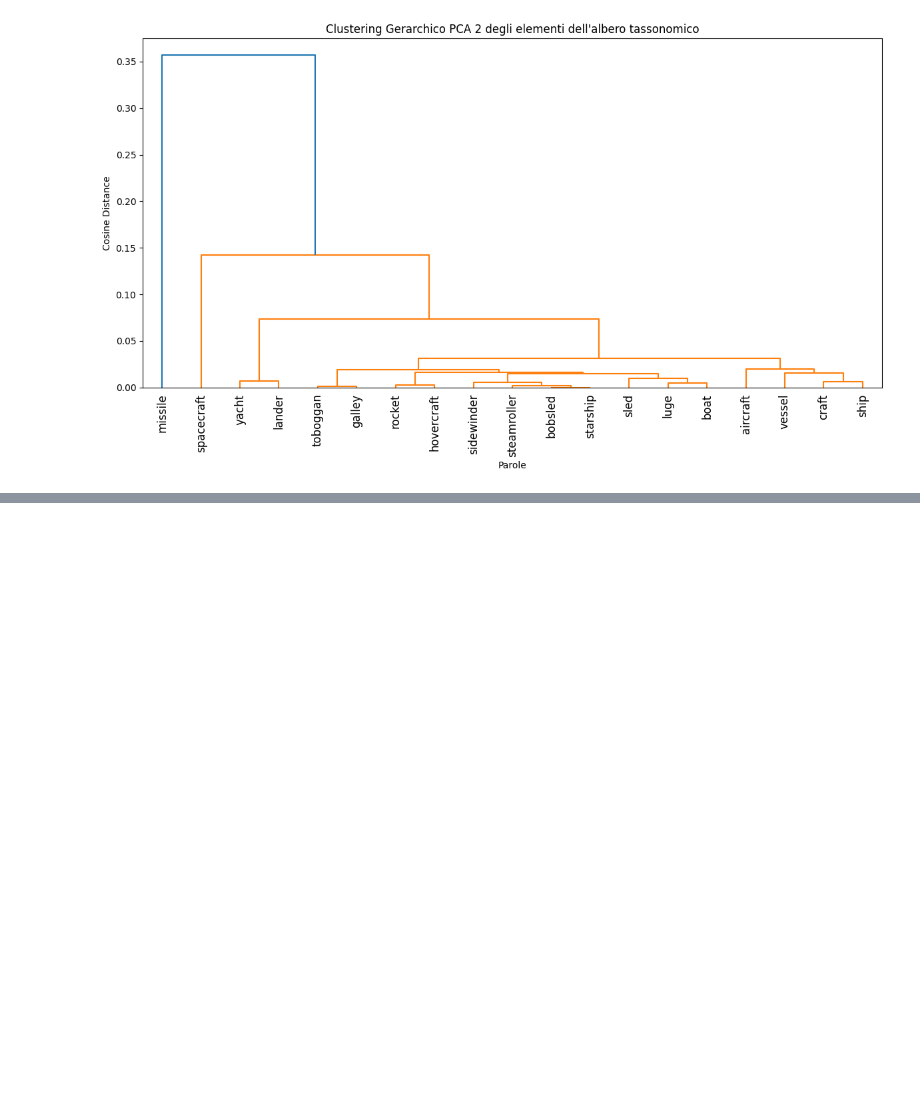
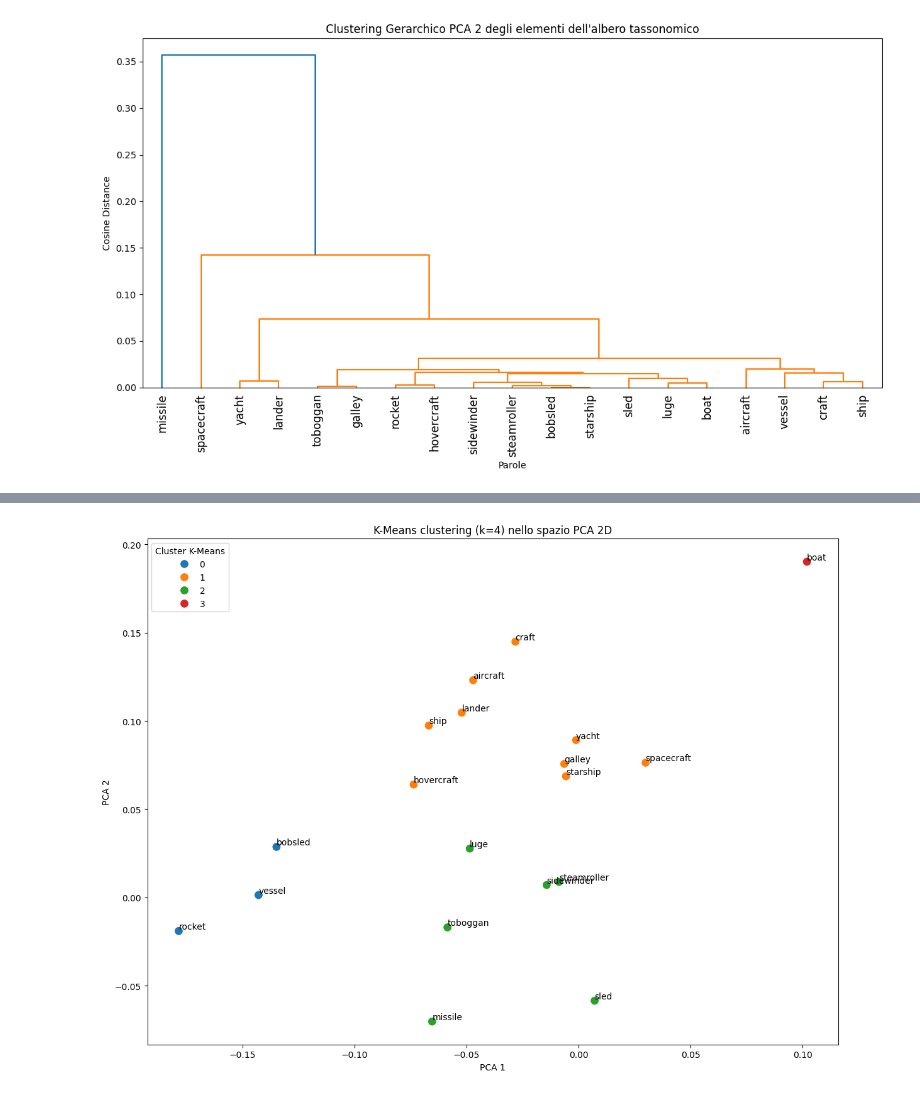
Before and after one commit to MarcoBuonanno/Tesi_2025-26-La-Geometria-degli-Embedding-di-un-LLm, a Jupyter notebook: Esercizio_4/Es4_tesi_suES2.ipynb, the cells around one changed output, grey strips where cells are left out. Cells and saved outputs as stored; diff of their text form; code cells hidden in the pictures; blank space fills up the shorter version.

```diff
--- a/Esercizio_4/Es4_tesi_suES2.ipynb
+++ b/Esercizio_4/Es4_tesi_suES2.ipynb
@@ -1477,0 +1536,33 @@ plt.show()
+# %%
+fig, ax = plt.subplots(figsize=(12, 9))
+
+scatter = sns.scatterplot(
+    x=X_19_2[:, 0],
+    y=X_19_2[:, 1],
+    hue=clusters,
+    palette="tab10",
+    s=100,
+    ax=ax
+)
+
+# etichette
+for i, word in enumerate(cosine_matrix_19_2.index):
+    ax.text(
+        X_19_2[i, 0],
+        X_19_2[i, 1],
+        word,
+        fontsize=10,
+        ha="left",
+        va="bottom"
+    )
+
+ax.set_xlabel("PCA 1")
+ax.set_ylabel("PCA 2")
+ax.set_title("K-Means clustering (k=4) nello spazio PCA 2D")
+
+ax.legend(title="Cluster K-Means")
+
+plt.tight_layout()
+plt.show()
+# %% [output]
+[figure, added]
```
Also changed, not shown: parts of 14 cells of this notebook, 1 other file.
